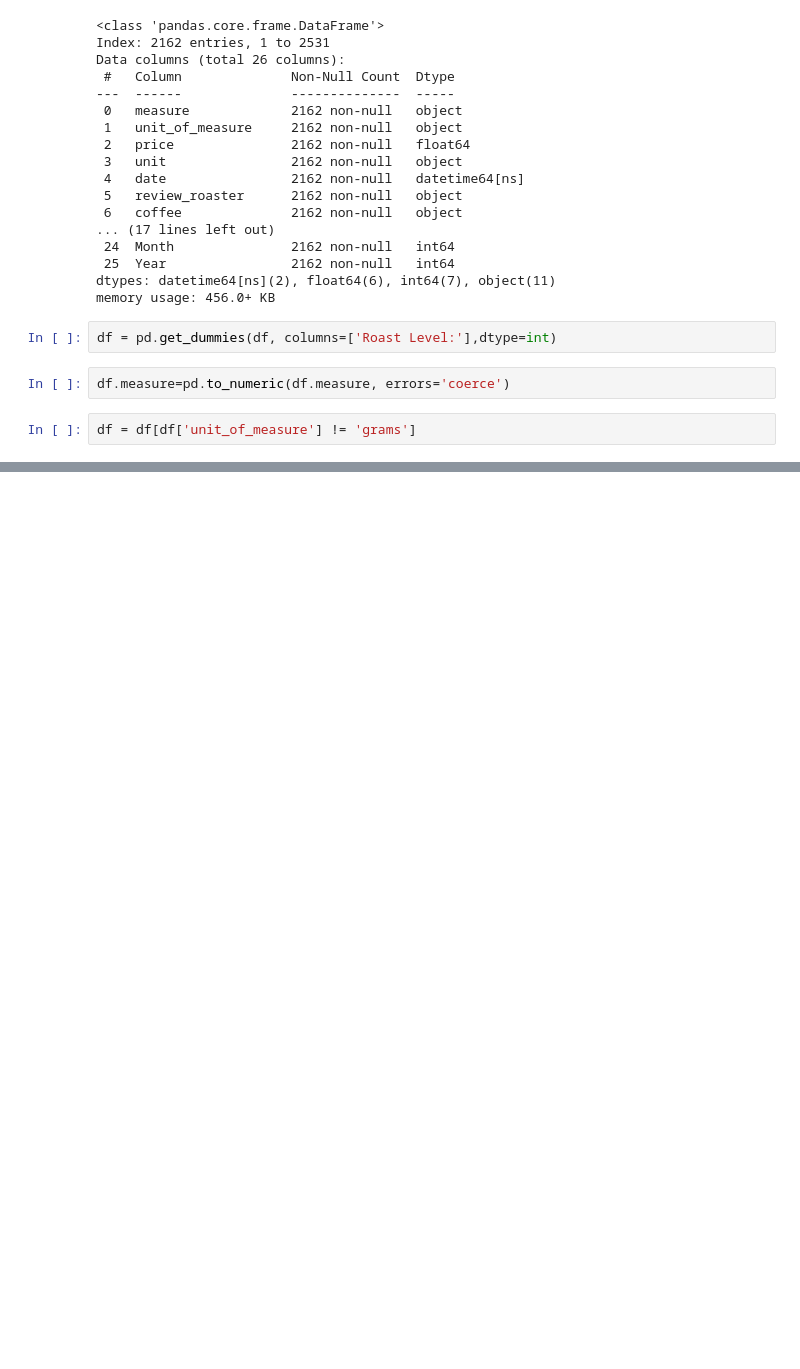
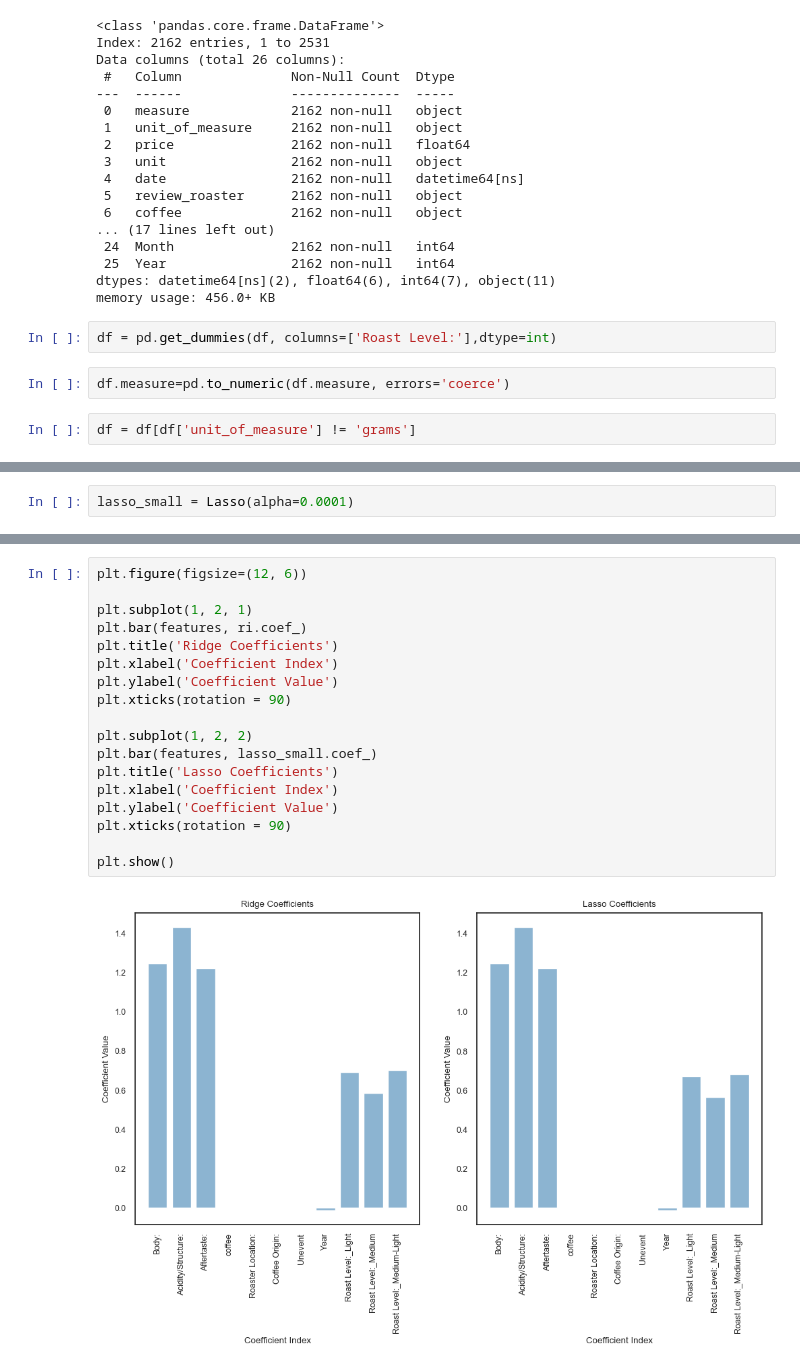
Before and after one commit to dchristofis/Coffee-price, a Jupyter notebook: coffee review analysis.ipynb, the cells around one changed output, grey strips where cells are left out. Drawn from its saved outputs; the diff is of its cells as text; blank space fills up the shorter version.

```diff
--- a/coffee review analysis.ipynb
+++ b/coffee review analysis.ipynb
@@ -531,0 +574,2 @@ R2 score:  99.40170199594965
+# %%
+lasso_small = Lasso(alpha=0.0001)
@@ -531,0 +595,20 @@ R2 score:  99.40170199594965
+# %%
+plt.figure(figsize=(12, 6))
+
+plt.subplot(1, 2, 1)
+plt.bar(features, ri.coef_)
+plt.title('Ridge Coefficients')
+plt.xlabel('Coefficient Index')
+plt.ylabel('Coefficient Value')
+plt.xticks(rotation = 90)
+
+plt.subplot(1, 2, 2)
+plt.bar(features, lasso_small.coef_)
+plt.title('Lasso Coefficients')
+plt.xlabel('Coefficient Index')
+plt.ylabel('Coefficient Value')
+plt.xticks(rotation = 90)
+
+plt.show()
+# %% [output]
+[figure, added]
```
Also changed, not shown: parts of 19 cells of this notebook, 1 other file.
